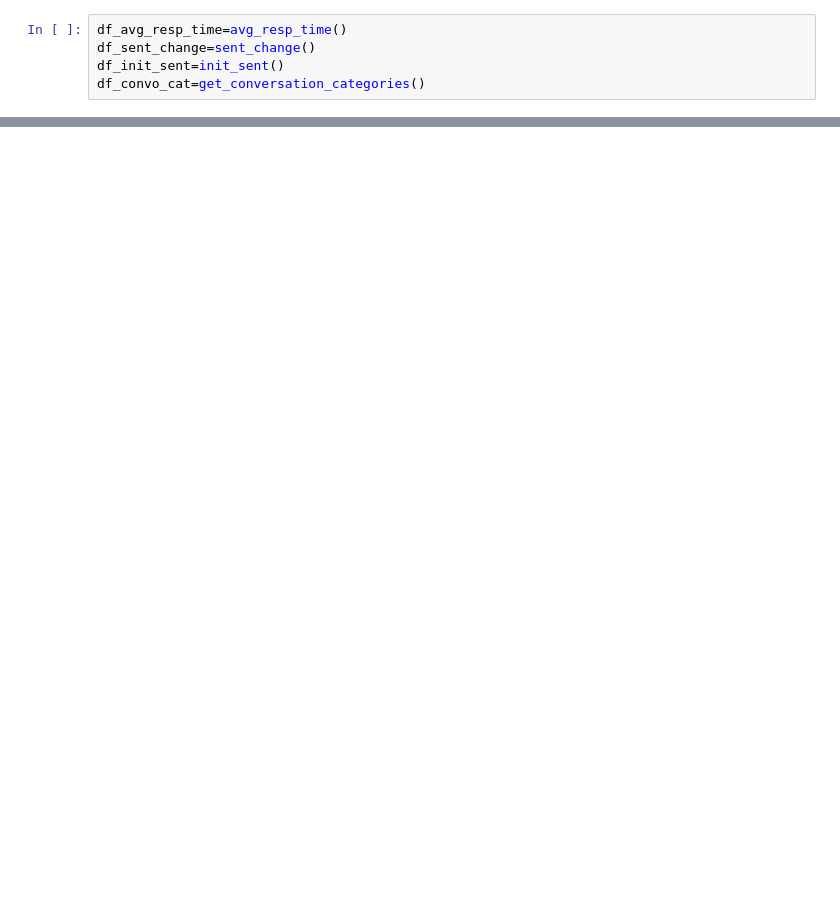
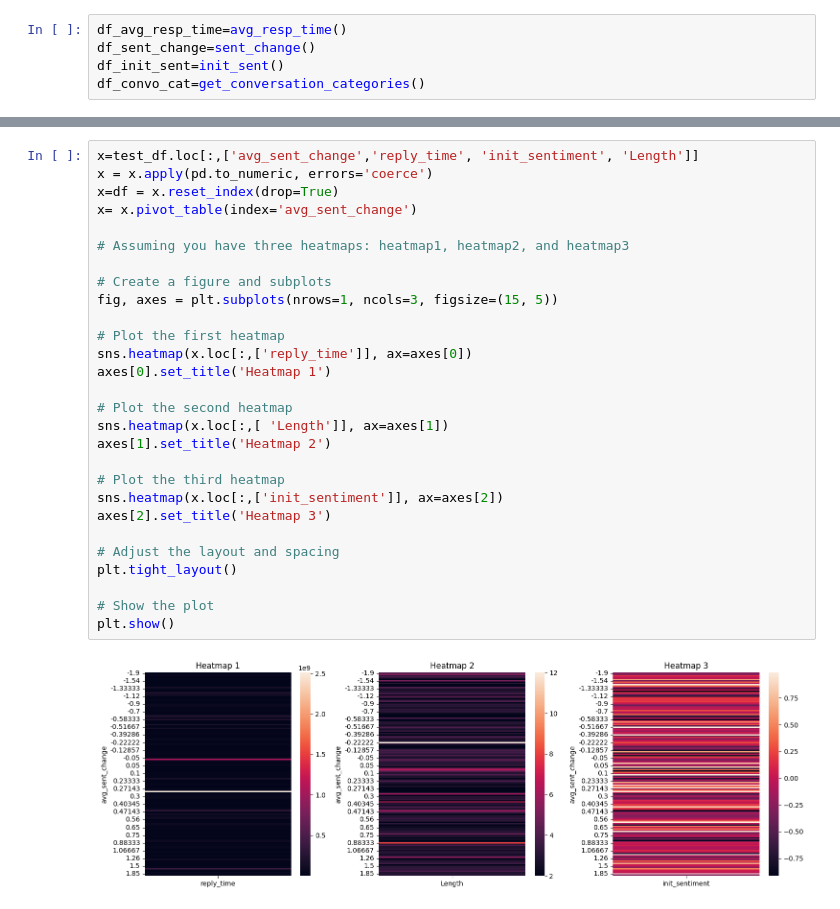
Before and after one commit to danamira/DBL-Data-Challenge, a Jupyter notebook: Linear regression functions.ipynb, the cells around one changed output, grey strips where cells are left out. Saved outputs shown, nothing was run; the diff lists cells and outputs as text; blank space fills up the shorter version.

```diff
--- a/Linear regression functions.ipynb
+++ b/Linear regression functions.ipynb
@@ -266,0 +260,30 @@ Name: avg_sent_change, Length: 20079, dtype: object
+# %%
+x=test_df.loc[:,['avg_sent_change','reply_time', 'init_sentiment', 'Length']]
+x = x.apply(pd.to_numeric, errors='coerce')
+x=df = x.reset_index(drop=True)
+x= x.pivot_table(index='avg_sent_change')
+
+# Assuming you have three heatmaps: heatmap1, heatmap2, and heatmap3
+
+# Create a figure and subplots
+fig, axes = plt.subplots(nrows=1, ncols=3, figsize=(15, 5))
+
+# Plot the first heatmap
+sns.heatmap(x.loc[:,['reply_time']], ax=axes[0])
+axes[0].set_title('Heatmap 1')
+
+# Plot the second heatmap
+sns.heatmap(x.loc[:,[ 'Length']], ax=axes[1])
+axes[1].set_title('Heatmap 2')
+
+# Plot the third heatmap
+sns.heatmap(x.loc[:,['init_sentiment']], ax=axes[2])
+axes[2].set_title('Heatmap 3')
+
+# Adjust the layout and spacing
+plt.tight_layout()
+
+# Show the plot
+plt.show()
+# %% [output]
+[figure, added]
```
Also changed, not shown: parts of 7 cells of this notebook.
